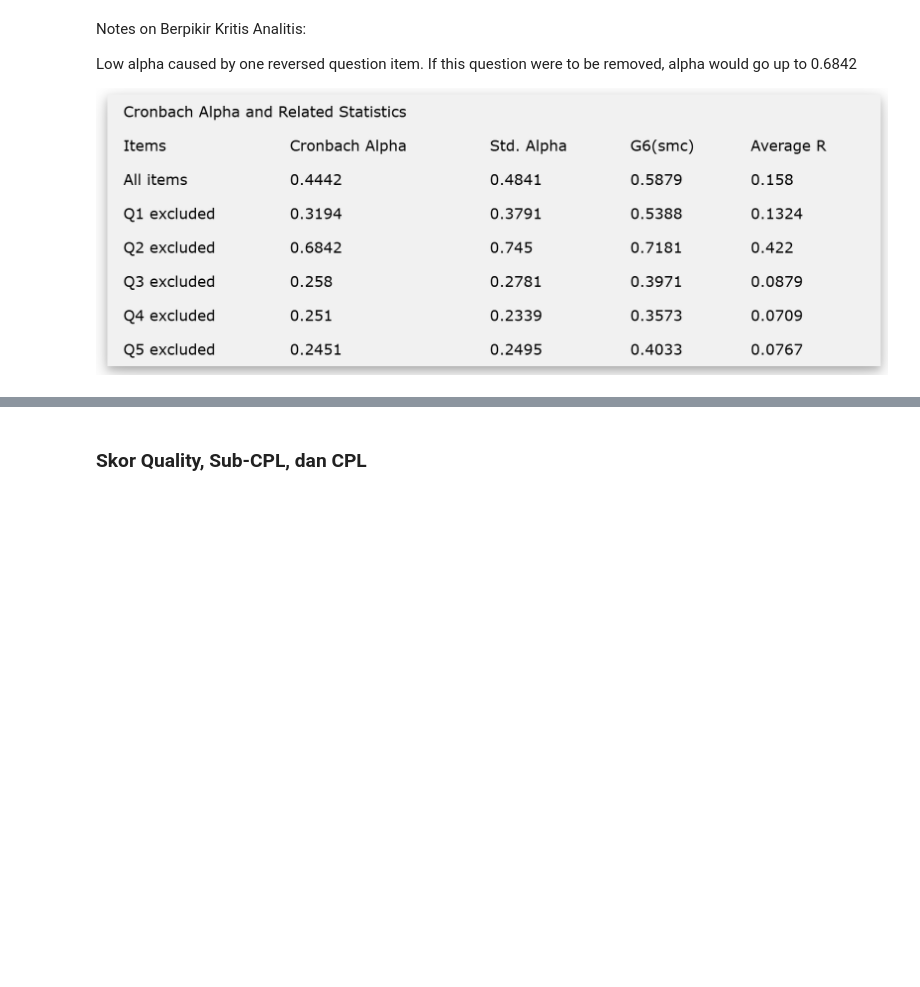
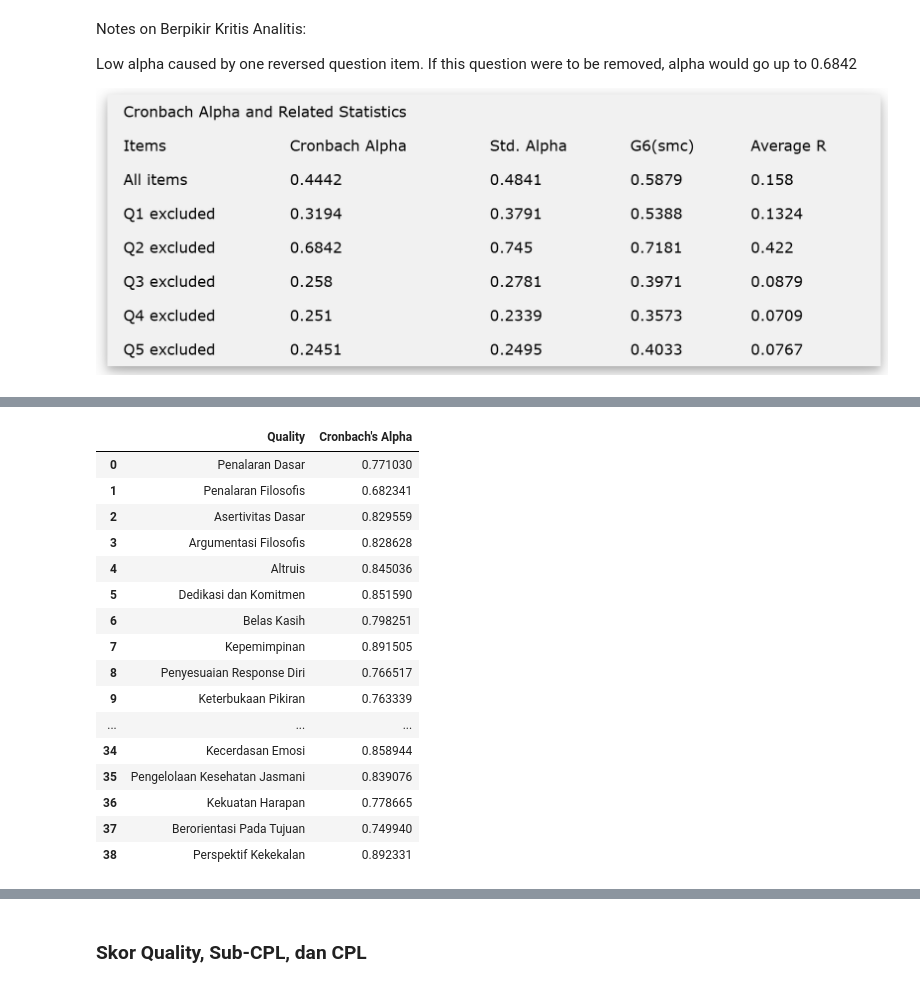
Before and after one commit to pengwen101/student-recommendation-system, a Jupyter notebook: exploratory-data-analysis.ipynb, the cells around one changed output, grey strips where cells are left out. Drawn from its saved outputs; the diff is of its cells as text; code cells hidden in the pictures; blank space fills up the shorter version.

```diff
--- a/exploratory-data-analysis.ipynb
+++ b/exploratory-data-analysis.ipynb
@@ -469,0 +503,37 @@ Low alpha caused by one reversed question item. If this question were to be remo
+# %%
+# mencari mahasiswa yang membuat nilai cronbach alpha jelek
+
+# standar deviasi di semua pertanyaan dalam kategori "Berpikir Kritis Analitis" = 0
+
+bka_std_df = post_responses_df[post_responses_df['Kualitas']== "Berpikir Kritis Analitis"].groupby('nrp')['score'].std()
+excluded_nrp = list(bka_std_df[bka_std_df== 0].index)
+
+post_responses_df_excluded = post_responses_df[~post_responses_df['nrp'].isin(excluded_nrp)]
+
+quality_alphas_excluded = []
+qualities = post_responses_df['Kualitas'].unique()
+for quality in qualities:
+    responses_df = post_responses_df_excluded[post_responses_df_excluded['Kualitas']==quality][['nrp', 'question_name', 'valid_score']]
+    responses_df = responses_df.pivot(index='nrp', columns='question_name', values='valid_score').reset_index().drop(columns=['nrp'])
+    alpha = get_cronbach_alpha(responses_df)
+    quality_alphas_excluded.append({"Quality": quality, "Cronbach's Alpha": alpha[0]})
+
+pd.DataFrame(quality_alphas_excluded)
+# %% [output]
+|  | Quality | Cronbach's Alpha |
+| 0 | Penalaran Dasar | 0.771030 |
+| 1 | Penalaran Filosofis | 0.682341 |
+| 2 | Asertivitas Dasar | 0.829559 |
+| 3 | Argumentasi Filosofis | 0.828628 |
+| 4 | Altruis | 0.845036 |
+| 5 | Dedikasi dan Komitmen | 0.851590 |
+| 6 | Belas Kasih | 0.798251 |
+| 7 | Kepemimpinan | 0.891505 |
+| 8 | Penyesuaian Response Diri | 0.766517 |
+| 9 | Keterbukaan Pikiran | 0.763339 |
+| ... | ... | ... |
+| 34 | Kecerdasan Emosi | 0.858944 |
+| 35 | Pengelolaan Kesehatan Jasmani | 0.839076 |
+| 36 | Kekuatan Harapan | 0.778665 |
+| 37 | Berorientasi Pada Tujuan | 0.749940 |
+| 38 | Perspektif Kekekalan | 0.892331 |
```
Also changed, not shown: parts of 5 cells of this notebook, 26 other files.
